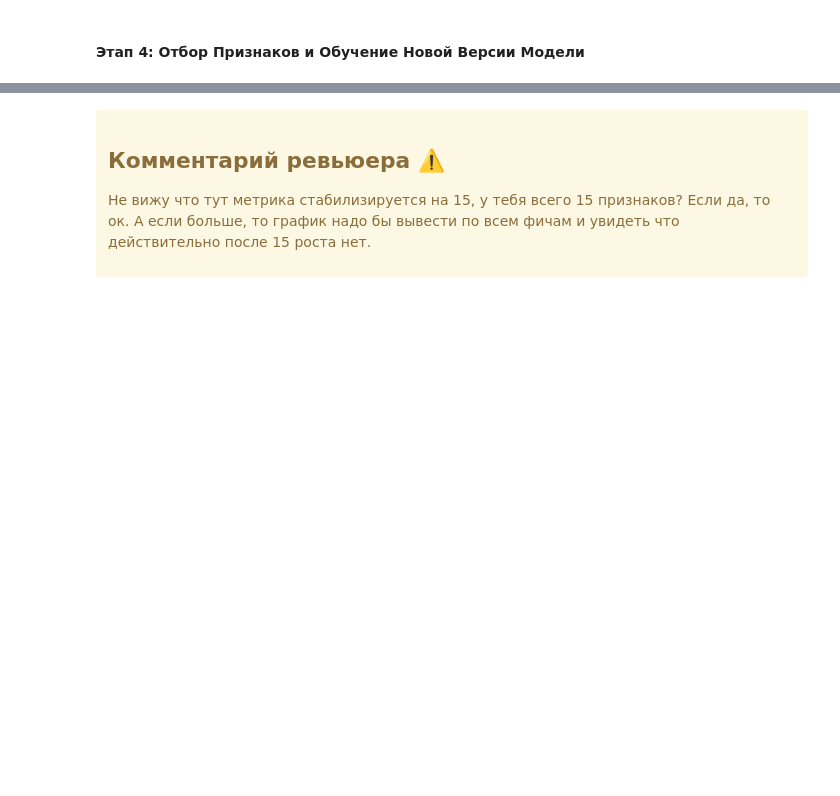
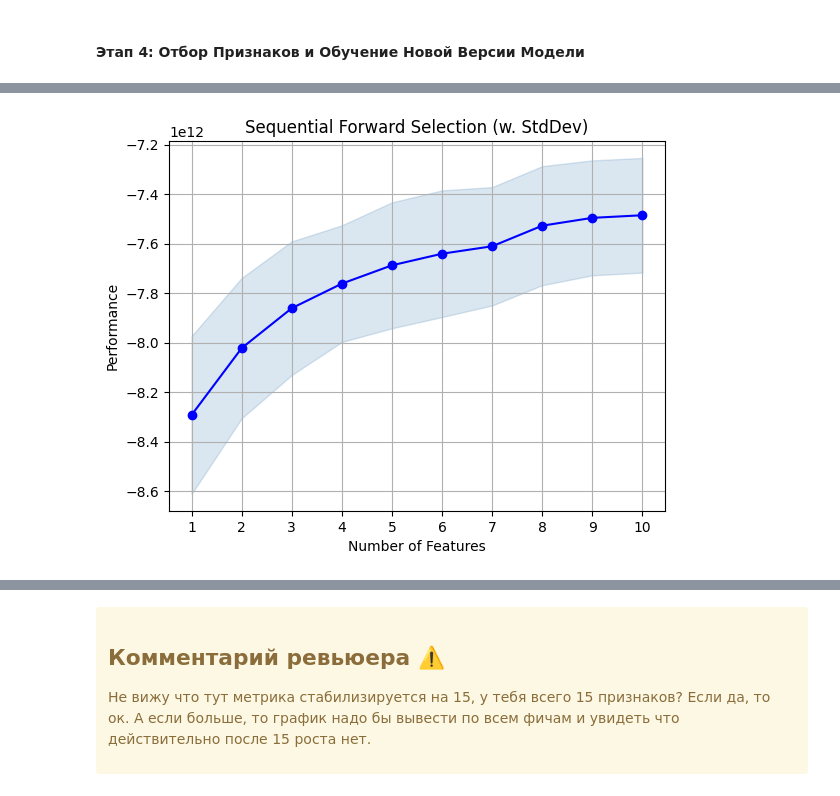
Before and after one commit to NikoMelnikov/mle-project-sprint-2-v001, a Jupyter notebook: model_improvement/project_template_sprint_2.ipynb, the cells around one changed output, grey strips where cells are left out. Saved outputs shown, nothing was run; the diff lists cells and outputs as text; code cells hidden in the pictures; blank space fills up the shorter version.

```diff
--- a/model_improvement/project_template_sprint_2.ipynb
+++ b/model_improvement/project_template_sprint_2.ipynb
@@ -827,0 +970,2 @@ print("Время обучения:", training_time, "секунд")
+# %%
+pipeline_afr.fit(X_train, y_train)
@@ -990,2 +1118,0 @@ preprocessor =  ColumnTransformer(transformers=[('num', numeric_transformer, num
-# %%
-preprocessor.fit_transform(X_train, y_train)
@@ -1052,0 +1119,3 @@ CV Score:
+# %%
+X_train_processed = preprocessor_afr.transform(X_train)
+X_test_processed = preprocessor_afr.transform(X_test)
@@ -1052,0 +1128,5 @@ CV Score:
+# %%
+sfs =  SFS(estimator = model, k_features=10, forward=True, floating=False, scoring= 'neg_mean_squared_error', cv=5, n_jobs=-1)
+sbs =  SFS(estimator = model, k_features=10, forward=False, floating=False, scoring= 'neg_mean_squared_error', cv=5, n_jobs=-1)
+sfs.fit(X_train_processed, y_train)
+sbs.fit(X_train_processed, y_train)
@@ -1052,0 +1153,8 @@ CV Score:
+# %%
+fig = plot_sfs(sfs.get_metric_dict(), kind='std_dev')
+
+plt.title('Sequential Forward Selection (w. StdDev)')
+plt.grid()
+plt.show()
+# %% [output]
+[figure, added]
```
Also changed, not shown: parts of 116 cells of this notebook, 3 other files.
